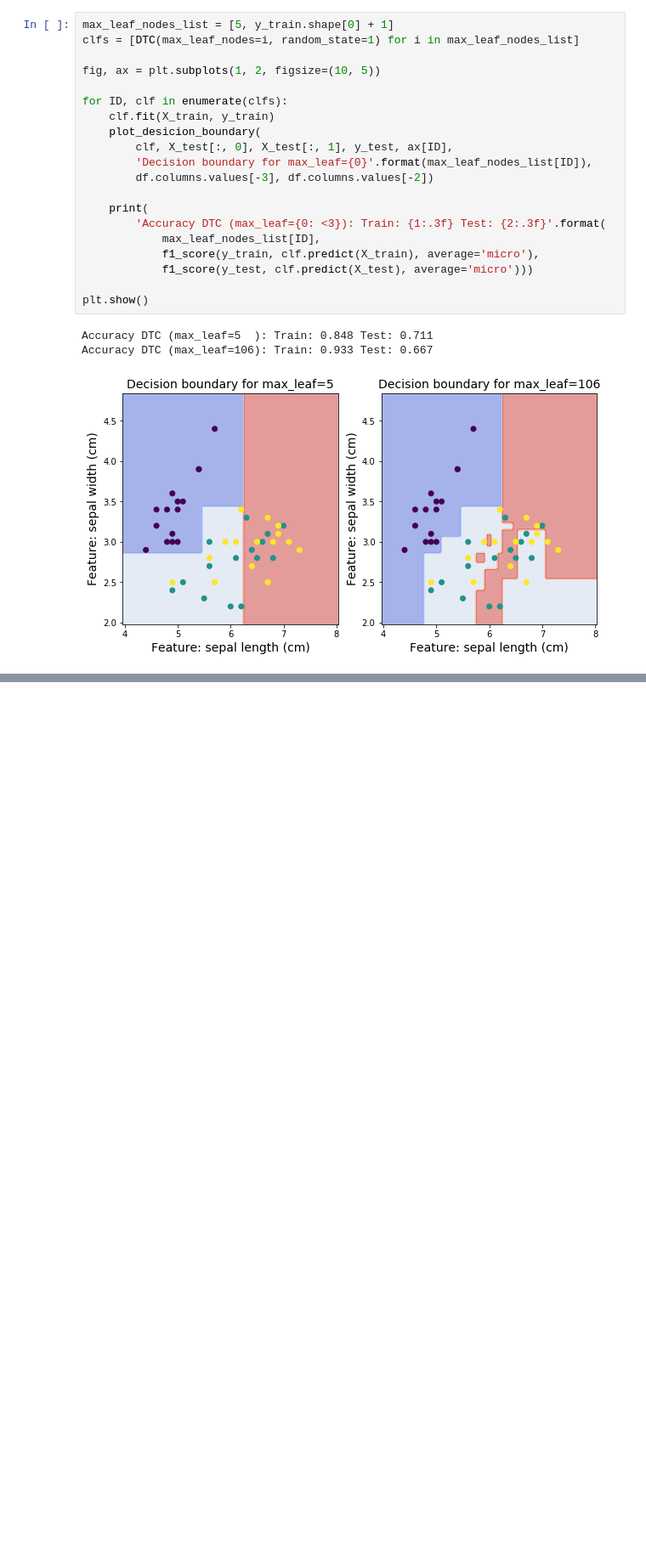
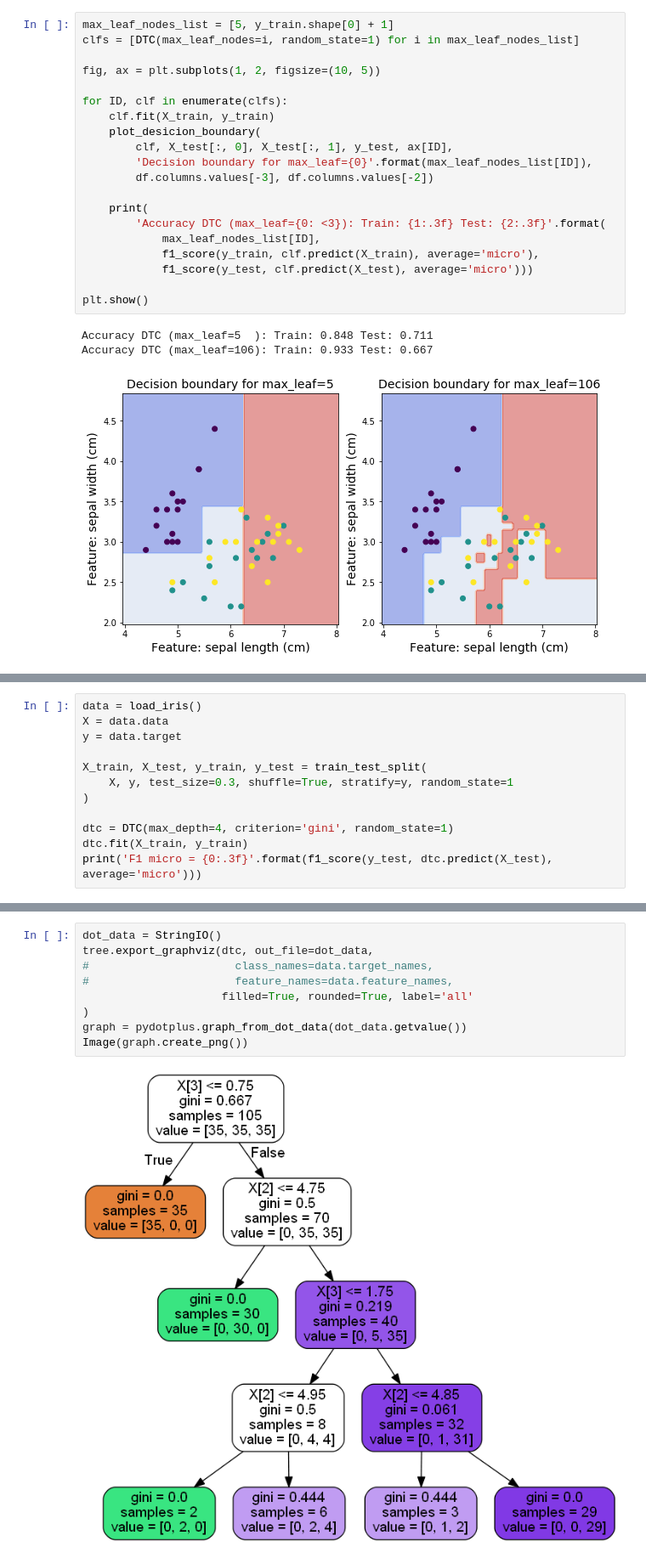
Before and after one commit to ZakharovAleksey/Study, a Jupyter notebook: Machine Learning/Yandex_specialization/trees.ipynb, the cells around one changed output, grey strips where cells are left out. Shown: that part at 85% size. Cells and saved outputs as stored; diff of their text form; blank space fills up the shorter version.

Commit message:
[ML] Decision tree. Part 1.
Code of decision tree.

```diff
--- a/Machine Learning/Yandex_specialization/trees.ipynb
+++ b/Machine Learning/Yandex_specialization/trees.ipynb
@@ -230,0 +251,12 @@ P.S.
+# %%
+data = load_iris()
+X = data.data
+y = data.target
+
+X_train, X_test, y_train, y_test = train_test_split(
+    X, y, test_size=0.3, shuffle=True, stratify=y, random_state=1
+)
+
+dtc = DTC(max_depth=4, criterion='gini', random_state=1)
+dtc.fit(X_train, y_train)
+print('F1 micro = {0:.3f}'.format(f1_score(y_test, dtc.predict(X_test), average='micro')))
@@ -230,0 +345,11 @@ P.S.
+# %%
+dot_data = StringIO()
+tree.export_graphviz(dtc, out_file=dot_data,
+#                      class_names=data.target_names,
+#                      feature_names=data.feature_names,
+                     filled=True, rounded=True, label='all'
+)
+graph = pydotplus.graph_from_dot_data(dot_data.getvalue())
+Image(graph.create_png())
+# %% [output]
+[figure, added]
```
Also changed, not shown: parts of 15 cells of this notebook, 1 other file.
